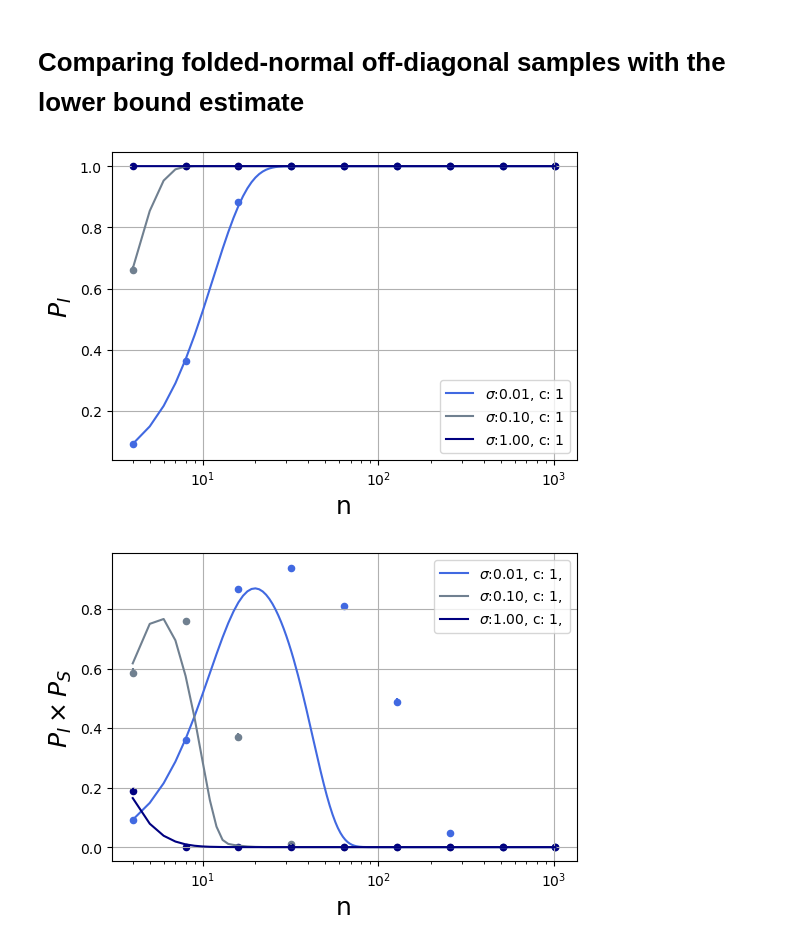
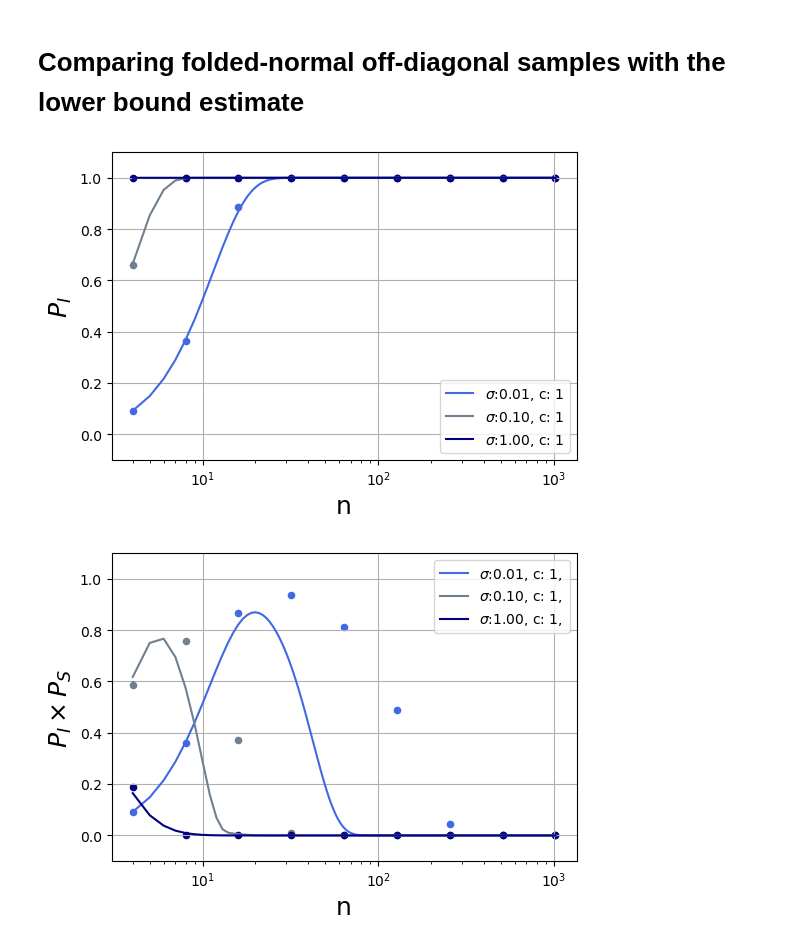
Before and after one commit to rpazuki/Gershgorin, a Jupyter notebook: Estimates_and_samples_comparison_clt.ipynb, the cells around one changed output. Saved outputs shown, nothing was run; the diff lists cells and outputs as text; code cells hidden in the pictures.

Commit message:
Updated the plots' range

```diff
--- a/Estimates_and_samples_comparison_clt.ipynb
+++ b/Estimates_and_samples_comparison_clt.ipynb
@@ -151,38 +151,38 @@ for k,sigma in enumerate(sigmas):
 
 
 plt.xlabel("n", fontsize=18);plt.ylabel(r"$P_I$", fontsize=18);
-#plt.title("Probability of super-stable region for no-scale \n Exponential dist.")
+plt.ylim([-.1, 1.1])
 plt.legend();plt.grid();plt.xscale('log');plt.show()
 
 plt.figure(figsize=(6,4))
 for k,sigma in enumerate(sigmas):
 
     plt.scatter(ns, mean_inc_stable_normal[:, k],
                  marker="o",
                  s=20,
                  c=colors[k%3]
                 )
 
     plt.errorbar(ns, mean_inc_stable_normal[:, k],
                  yerr=std_inc_stable_normal[:, k],
                  ls = "None",
                  color = colors[k%3]
                 )
 
 
     plt.plot(ns2,
              (1 - gammas[k, :]*(1-alphas[k, :]))**ns2 - alphas[k, :]**ns2,
              '-',
              c=colors[k%3],
              label=r"$\sigma$:" f"{sigma:2.2f}, c:{c:2.0f}, " )
 
 
 plt.xlabel("n", fontsize=18);plt.ylabel(r"$P_I \times P_S$", fontsize=18);
-#plt.title("Probability of stables in inconclusive region for no-scale \n Exponential dist.")
+plt.ylim([-.1, 1.1])
 plt.legend();plt.grid();plt.xscale('log');plt.show()
 # %% [output]
-[figure, old version]
+[figure, new version]
-[figure, old version]
+[figure, new version]
 # %%
 repeats = 5
 res6 = np.load("P_I_P_S_normal_no_scaling_c_100.npy")
```
Also changed, not shown: parts of 1 cell of this notebook, 1 other file.
